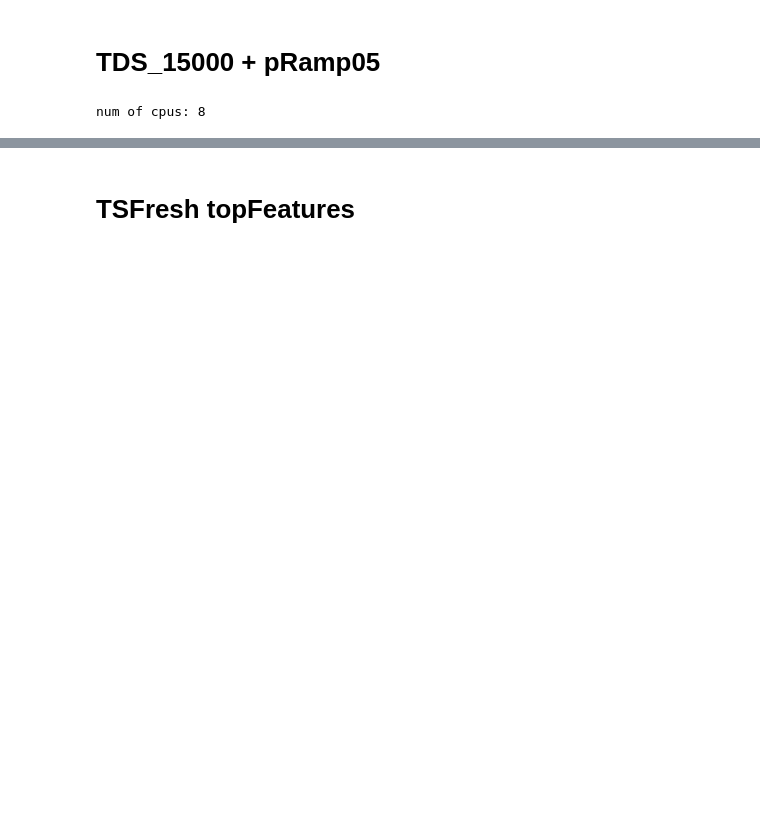
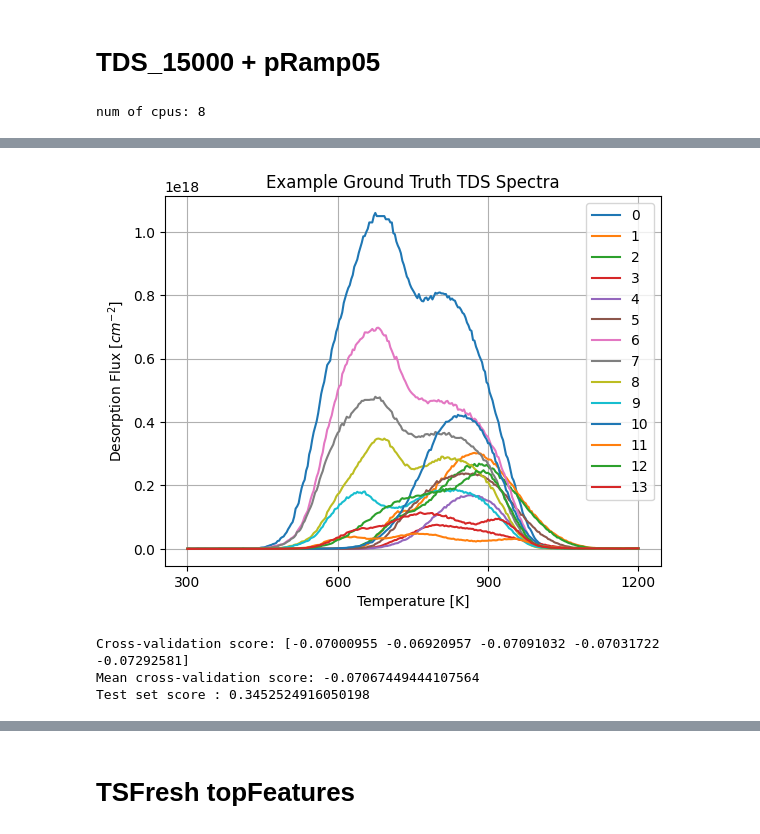
Before and after one commit to telmar3/NANO120B_QuickTDS, a Jupyter notebook: MLP/MLP_SciKeras_v2.ipynb, the cells around one changed output, grey strips where cells are left out. Saved outputs shown, nothing was run; the diff lists cells and outputs as text; code cells hidden in the pictures; blank space fills up the shorter version.

```diff
--- a/MLP/MLP_SciKeras_v2.ipynb
+++ b/MLP/MLP_SciKeras_v2.ipynb
@@ -497,0 +1051,49 @@ num of cpus: 8
+# %%
+import matplotlib.pyplot as plt
+for i in np.arange(0,14):
+    plt.plot(ground_truth.iloc[i], label=str(i))
+#plt.plot(ground_truth.iloc[10], label=str(10))
+plt.title("Example Ground Truth TDS Spectra")
+plt.xlabel("Temperature [K]")
+plt.ylabel("Desorption Flux [$cm^{-2}$]")
+plt.xticks(np.arange(0,301,100))
+#plt.xlim([300,1200])
+plt.grid()
+plt.legend()
+plt.show()
+# %% [output]
+[figure, added]
+# %%
+from sklearn.pipeline import make_pipeline
+from sklearn.model_selection import cross_val_score, train_test_split
+from sklearn.linear_model import LinearRegression
+from sklearn.preprocessing import StandardScaler
+from scikeras.wrappers import KerasRegressor
+
+#add pipeline
+#Split into train and test sets
+X_train, X_test = train_test_split(noise_array, test_size = 0.2, random_state = 42)
+y_train, y_test = train_test_split(targets, test_size = 0.2, random_state = 42)
+#y_train_dten, y_test_dten = train_test_split(targets_dten, test_size = 0.2, random_state = 42)
+
+#Define the data preprocessing steps and the model
+preprocessor = make_pipeline(StandardScaler())
+model = LinearRegression()
+
+# Fit the model using cross-validation
+pipeline = make_pipeline(preprocessor, model)
+cv_scores = cross_val_score(pipeline, X_train, y_train, cv=5, scoring='neg_mean_squared_error')
+#cv_scores = cross_val_score(pipeline, X_train, y_train_dten, cv=5, scoring='neg_mean_squared_error')
+print(f"Cross-validation score: {cv_scores}")
+print(f"Mean cross-validation score: {cv_scores.mean()}")
+
+# Fit the model on the entire training set and evaluate on the test set
+pipeline.fit(X_train, y_train)
+#pipeline.fit(X_train, y_train_dten)
+test_score = pipeline.score(X_test, y_test)
+#test_score = pipeline.score(X_test, y_test_dten)
+print(f"Test set score : {test_score}")
+# %% [output]
+Cross-validation score: [-0.07000955 -0.06920957 -0.07091032 -0.07031722 -0.07292581]
+Mean cross-validation score: -0.07067449444107564
+Test set score : 0.3452524916050198
```
Also changed, not shown: parts of 100 cells of this notebook.
